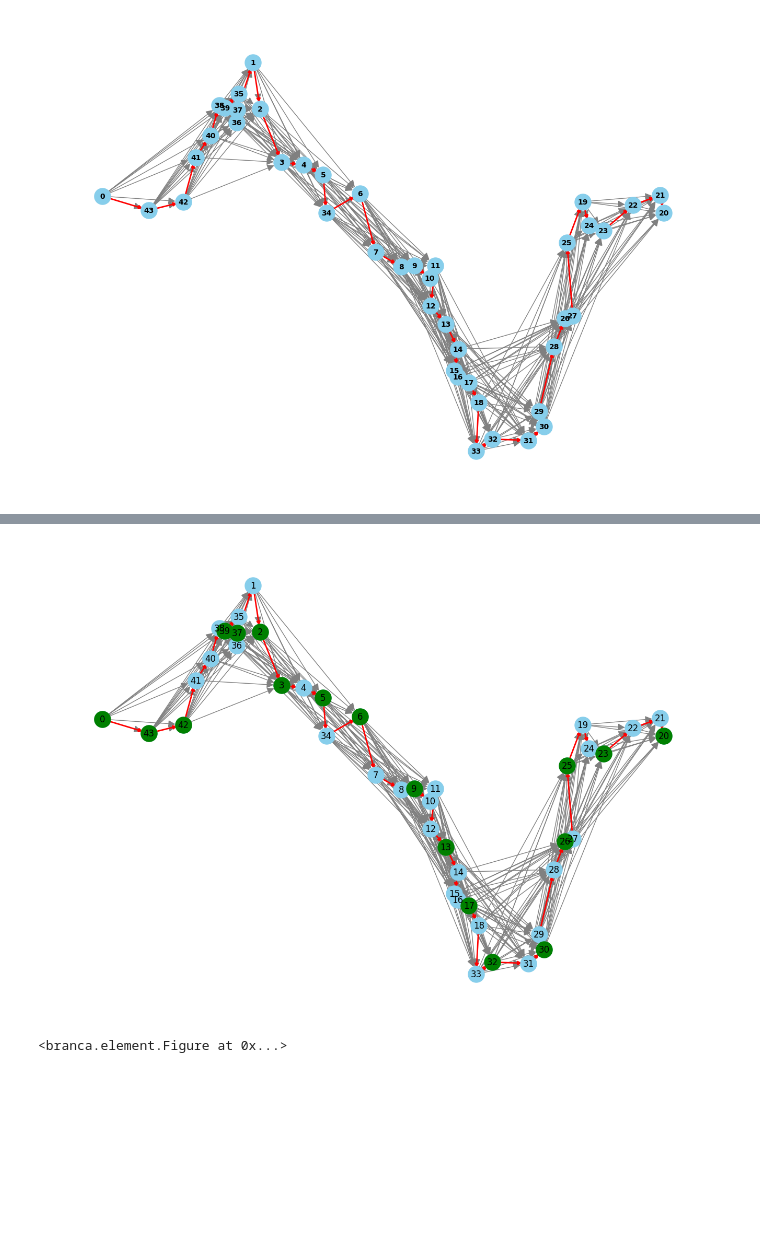
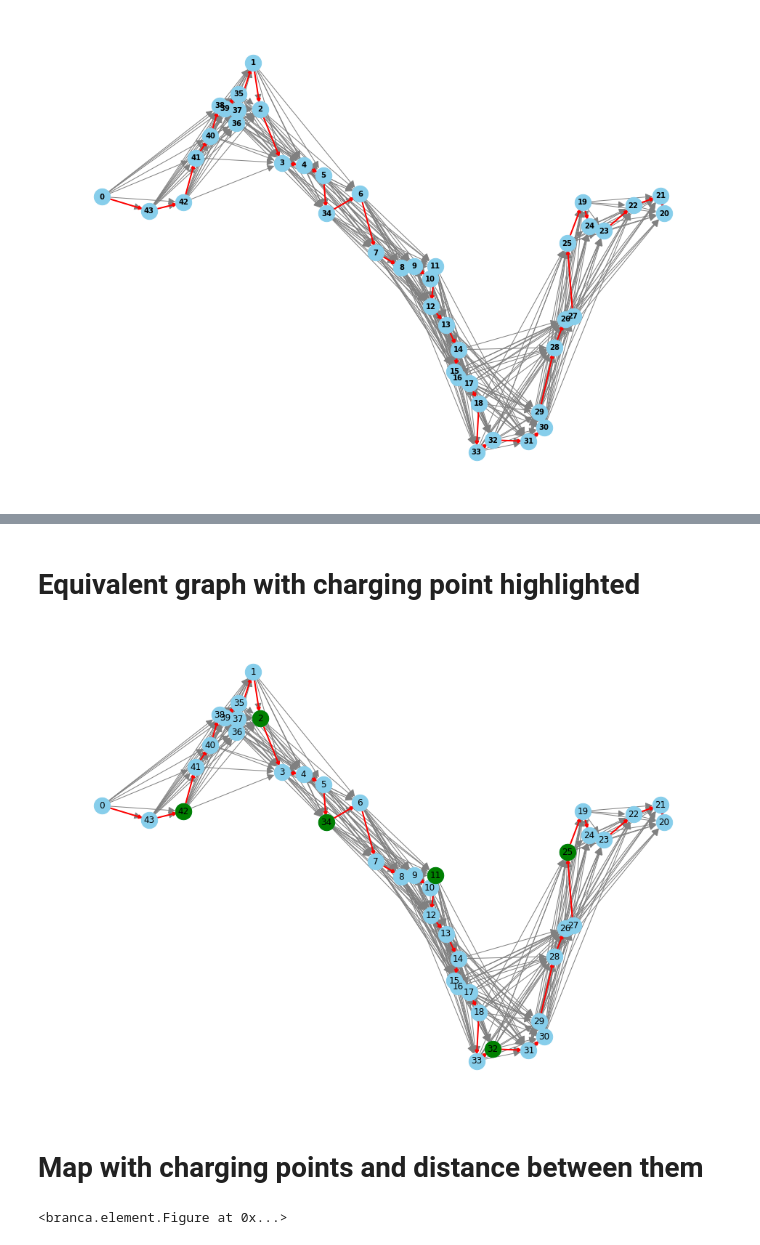
Before and after one commit to lorenzo-battiston/for-biglab, a Jupyter notebook: Text_big_project.ipynb, the cells around one changed output, grey strips where cells are left out. Cells and saved outputs as stored; diff of their text form; code cells hidden in the pictures; blank space fills up the shorter version.

Commit message:
code refactor (last?)

```diff
--- a/Text_big_project.ipynb
+++ b/Text_big_project.ipynb
@@ -97,6 +123,6 @@ from branca.element import Figure
 # %%
 # set the budget
-budget: int = 28_000
+budget: int = 10_000
 print(f"Budget: {budget:,.2f} €")
 
 max_distance = 50_000  # 50,000 meters
@@ -689,5 +715,8 @@ Total budget: 28,000 €, Budget used: 26,714 €
+# %% [markdown]
+# Equivalent graph with charging point highlighted
 # %%
 if(m.num_solutions > 0):
+    stations = charging_stations - {find_first_node(nodes_data), find_last_node(nodes_data)}
     G = nx.DiGraph()
 
     # Add nodes
@@ -695,33 +724,35 @@ if(m.num_solutions > 0):
         row["tourist_dest_id"],
         {"pos": (row["x (longitude)"], row["y (latitude)"]), "label": f"{row['Comune']} - {row['Piazza']}"}
     ), axis=1).tolist())
 
     # rebuild the equivalent graph with all connections
     for i, start_node in enumerate(ordered_path):
         for next_node in ordered_path[i + 1:]:
             distance = nodes_distance(start_node, next_node, ordered_path, distance_matrix)
             if(distance <= max_distance):
                 if not G.has_edge(start_node, next_node):
                     G.add_edge(start_node, next_node, distance=distance)
                     valid_arcs_dict[(start_node, next_node)] = distance
             else: break
 
     # Create a list of edges for the original path
     original_path_edges = [(ordered_path[i], ordered_path[i + 1]) for i in range(len(ordered_path) - 1)]
 
     # Visualization
     plt.figure(figsize=(13, 9))
     nx.draw(G, pos, with_labels=True, node_color='skyblue', node_size=500, edge_color='gray', arrowsize=20)
 
     # Highlight nodes with charging stations
-    nx.draw_networkx_nodes(G, pos, nodelist=charging_stations, node_color='green', node_size=500)
+    nx.draw_networkx_nodes(G, pos, nodelist=stations, node_color='green', node_size=500)
 
     # Highlight the original path in red
     nx.draw_networkx_edges(G, pos, edgelist=original_path_edges, edge_color='red', width=2)
 
     plt.show()
 else:
     print("No solution found")
 # %% [output]
-[figure, old version]
+[figure, new version]
+# %% [markdown]
+# Map with charging points and distance between them
 # %%
```
Also changed, not shown: parts of 23 cells of this notebook.
